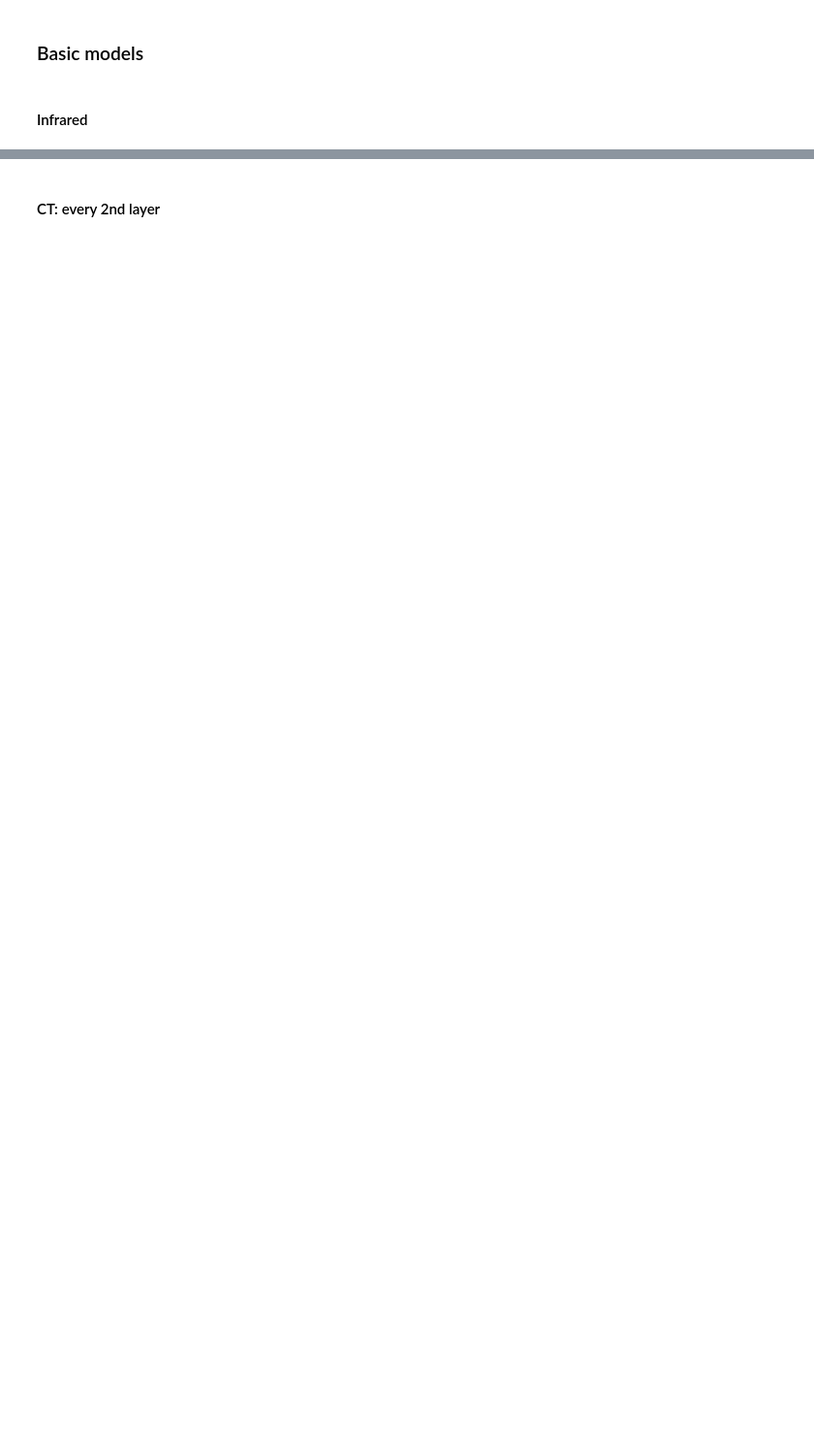
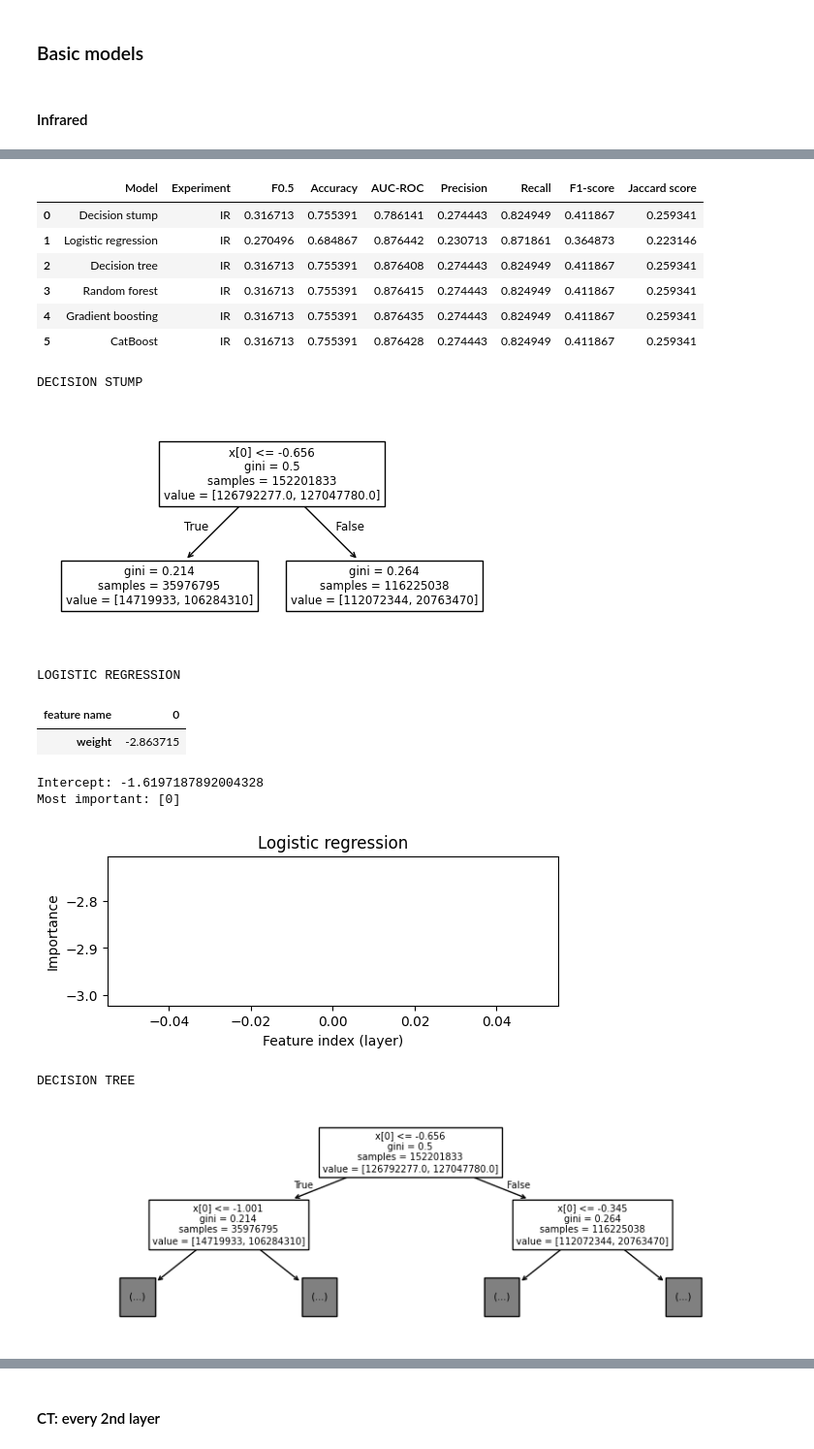
Before and after one commit to TTPO100AJIEX/MLDM-Project, a Jupyter notebook: 02_BaselinePerPixel.ipynb, the cells around one changed output, grey strips where cells are left out. Shown at 97% size. Drawn from its saved outputs; the diff is of its cells as text; code cells hidden in the pictures; blank space fills up the shorter version.

```diff
--- a/02_BaselinePerPixel.ipynb
+++ b/02_BaselinePerPixel.ipynb
@@ -169,6 +168,7 @@ models = {
     ),
 }
 # %%
+import gc
 import pandas
 
 def evaluate(model_name: str, *data):
@@ -177,6 +177,8 @@ def evaluate(model_name: str, *data):
     return model, estimate_quality(model.predict_proba(test_X)[:, 1], test_y)
 
 def run_experiment(experiment, depths):
+    gc.collect()
+
     train_X, train_y = load_fragments([1, 2, 3], depths=depths)
     test_X, test_y = load_fragments([4], depths=depths)
 
@@ -208,10 +210,10 @@ def analyze(trained_models, feature_names):
     plt.show()
 
     print("LOGISTIC REGRESSION")
-    coef = e4_trained_models[1].coef_[0]
+    coef = trained_models[1].coef_[0]
     coef_df = pandas.DataFrame({"feature name": feature_names, "weight": coef})
     display(coef_df.set_index("feature name").transpose())
-    print('Intercept:', e4_trained_models[1].intercept_[0])
+    print('Intercept:', trained_models[1].intercept_[0])
     draw_feature_importance(coef, feature_names, "Logistic regression")
 
     print("DECISION TREE")
@@ -242,0 +241,21 @@ CatBoost: F0.5=0.5512
+# %%
+display(ir_runs)
+analyze(ir_trained_models, [0])
+# %% [output]
+|  | Model | Experiment | F0.5 | Accuracy | AUC-ROC | Precision | Recall | F1-score | Jaccard score |
+| 0 | Decision stump | IR | 0.316713 | 0.755391 | 0.786141 | 0.274443 | 0.824949 | 0.411867 | 0.259341 |
+| 1 | Logistic regression | IR | 0.270496 | 0.684867 | 0.876442 | 0.230713 | 0.871861 | 0.364873 | 0.223146 |
+| 2 | Decision tree | IR | 0.316713 | 0.755391 | 0.876408 | 0.274443 | 0.824949 | 0.411867 | 0.259341 |
+| 3 | Random forest | IR | 0.316713 | 0.755391 | 0.876415 | 0.274443 | 0.824949 | 0.411867 | 0.259341 |
+| 4 | Gradient boosting | IR | 0.316713 | 0.755391 | 0.876435 | 0.274443 | 0.824949 | 0.411867 | 0.259341 |
+| 5 | CatBoost | IR | 0.316713 | 0.755391 | 0.876428 | 0.274443 | 0.824949 | 0.411867 | 0.259341 |
+DECISION STUMP
+[figure, added]
+LOGISTIC REGRESSION
+| feature name | 0 |
+| weight | -2.863715 |
+Intercept: -1.6197187892004328
+Most important: [0]
+[figure, added]
+DECISION TREE
+[figure, added]
```
Also changed, not shown: parts of 21 cells of this notebook.
